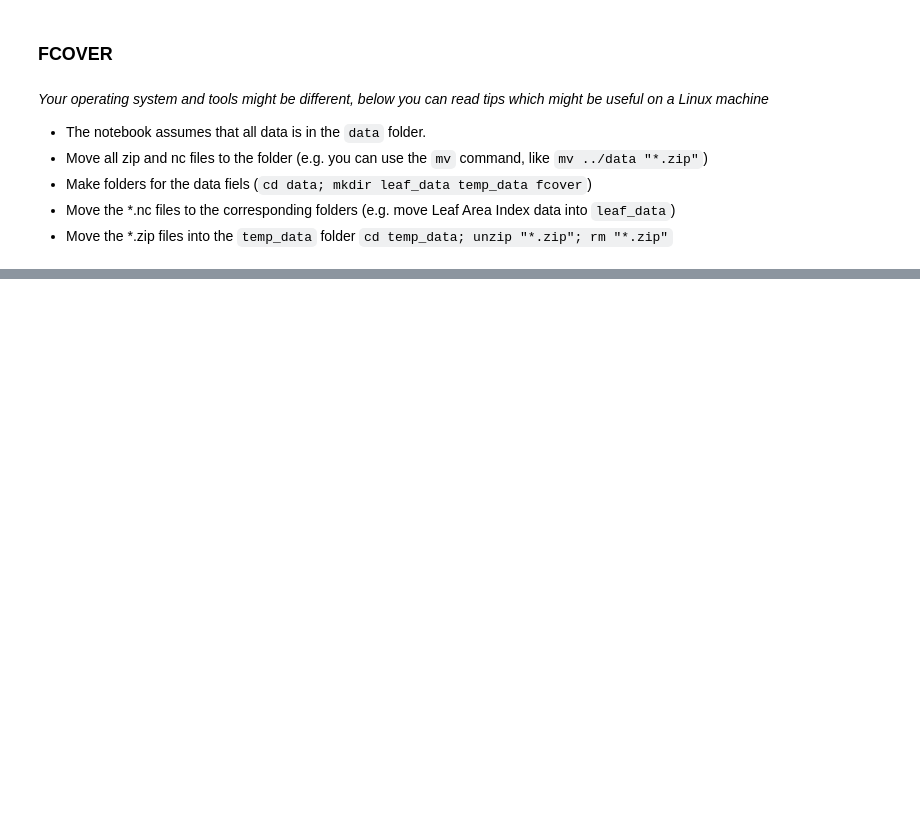
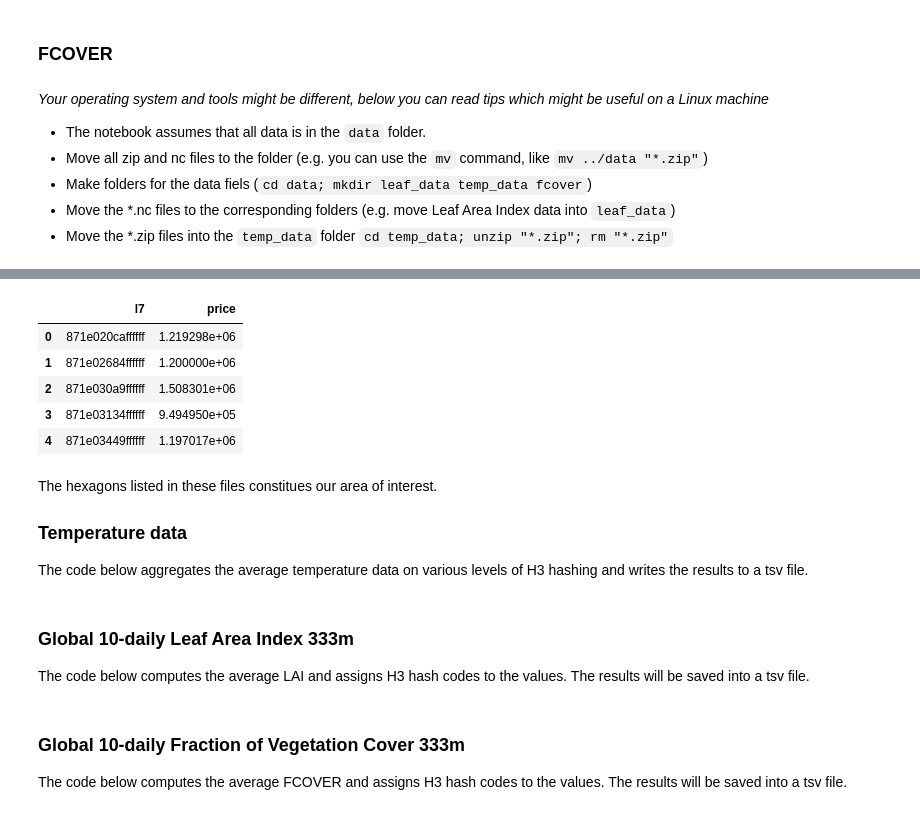
Before and after one commit to Urbanum-Lab/wekeo, a Jupyter notebook: notebooks/test.ipynb, the cells around one changed output, grey strips where cells are left out. Cells and saved outputs as stored; diff of their text form; code cells hidden in the pictures; blank space fills up the shorter version.

Commit message:
add data processing and vizs to notebook

```diff
--- a/notebooks/test.ipynb
+++ b/notebooks/test.ipynb
@@ -148,0 +170,17 @@ to the folder (e.g. you can use the `mv` command, like `mv ../data "*.zip"`)
+# %%
+df6 = pd.read_csv("../data/aggregated/l6.tsv", sep="\t")
+df7 = pd.read_csv("../data/aggregated/l7.tsv", sep="\t")
+df8 = pd.read_csv("../data/aggregated/l8.tsv", sep="\t")
+
+df7.head()
+# %% [output]
+|  | l7 | price |
+| 0 | 871e020caffffff | 1.219298e+06 |
+| 1 | 871e02684ffffff | 1.200000e+06 |
+| 2 | 871e030a9ffffff | 1.508301e+06 |
+| 3 | 871e03134ffffff | 9.494950e+05 |
+| 4 | 871e03449ffffff | 1.197017e+06 |
+# %% [markdown]
+The hexagons listed in these files constitues our area of interest.
+### Temperature data
+The code below aggregates the average temperature data on various levels of H3 hashing and writes the results to a tsv file.
@@ -148,0 +258,3 @@ to the folder (e.g. you can use the `mv` command, like `mv ../data "*.zip"`)
+# %% [markdown]
+### Global 10-daily Leaf Area Index 333m
+The code below computes the average LAI and assigns H3 hash codes to the values. The results will be saved into a tsv file.
@@ -148,0 +314,3 @@ to the folder (e.g. you can use the `mv` command, like `mv ../data "*.zip"`)
+# %% [markdown]
+### Global 10-daily Fraction of Vegetation Cover 333m
+The code below computes the average FCOVER and assigns H3 hash codes to the values. The results will be saved into a tsv file.
```
Also changed, not shown: parts of 18 cells of this notebook, 3 other files.
